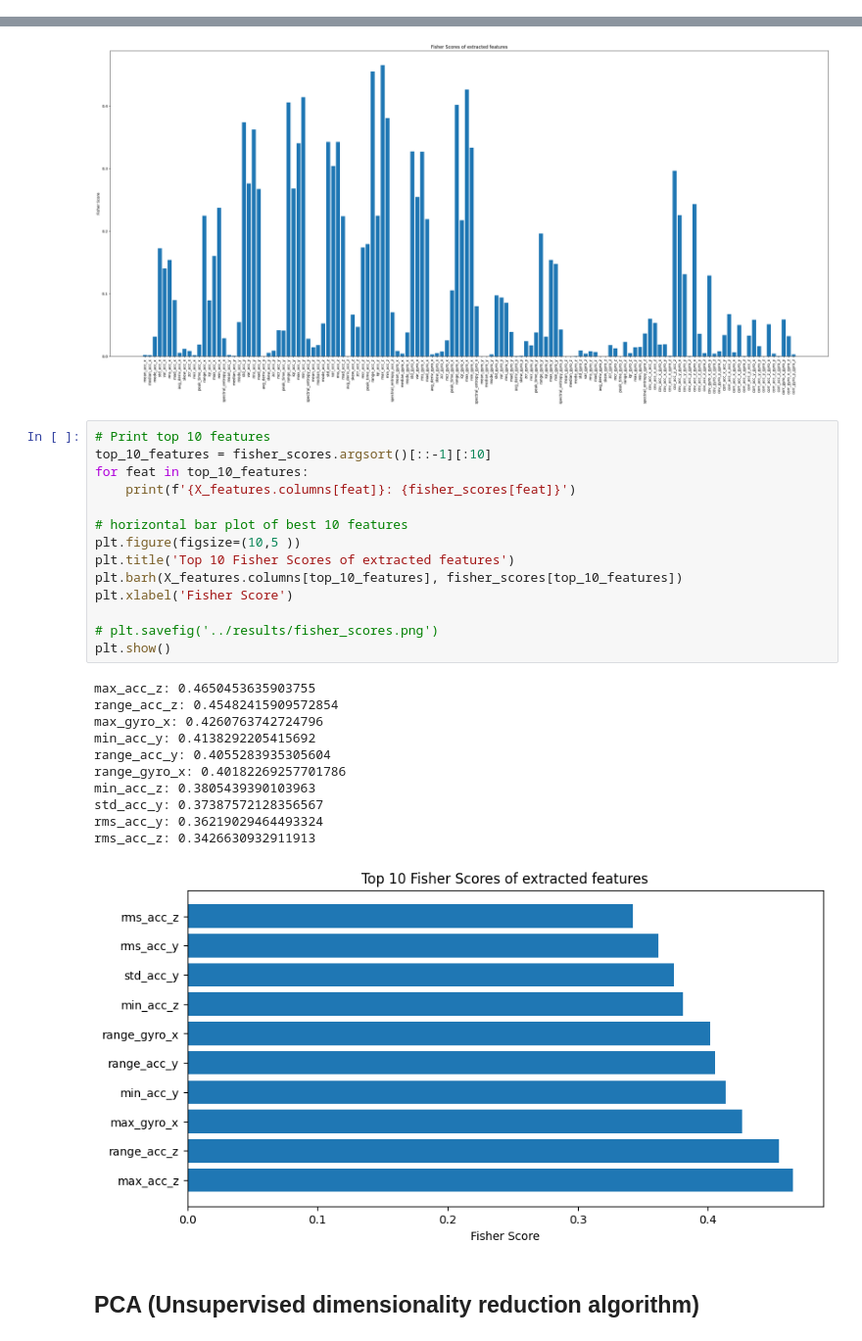
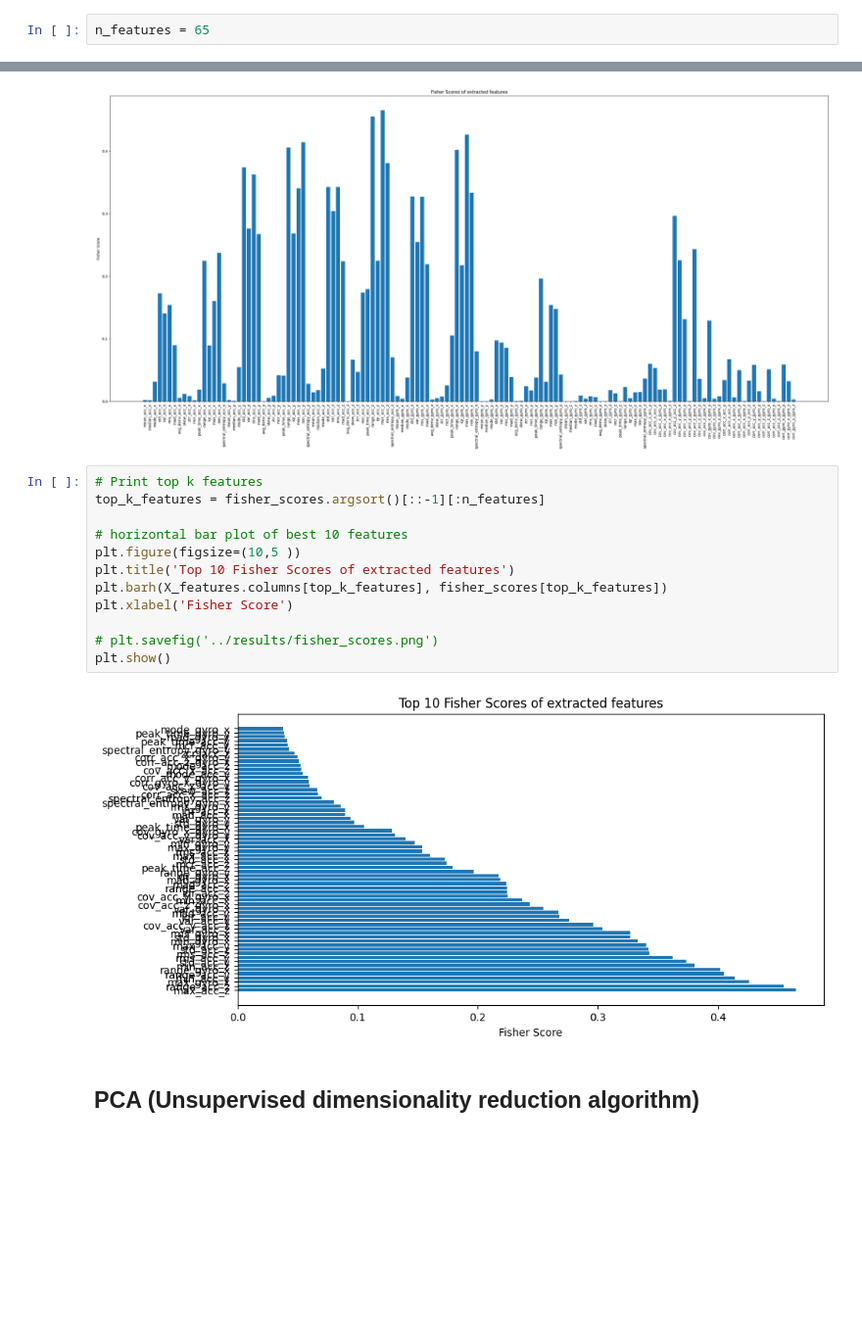
Before and after one commit to aalbayrak394/ComTec-I, a Jupyter notebook: notebooks/02-FeatureSelection.ipynb, the cells around one changed output, grey strips where cells are left out. Shown at 98% size. Cells and saved outputs as stored; diff of their text form; blank space fills up the shorter version.

```diff
--- a/notebooks/02-FeatureSelection.ipynb
+++ b/notebooks/02-FeatureSelection.ipynb
@@ -27,6 +28,8 @@ y shape: (6125,)
 X_features = compute_features(X)
 # %% [markdown]
 ## Fisher Score (Supervised feature selection algorithm)
+# %%
+n_features = 65
 # %%
 import matplotlib.pyplot as plt
 
@@ -42,31 +45,19 @@ plt.show()
 # %% [output]
 [figure]
 # %%
-# Print top 10 features
-top_10_features = fisher_scores.argsort()[::-1][:10]
-for feat in top_10_features:
-    print(f'{X_features.columns[feat]}: {fisher_scores[feat]}')
+# Print top k features
+top_k_features = fisher_scores.argsort()[::-1][:n_features]
 
 # horizontal bar plot of best 10 features
 plt.figure(figsize=(10,5 ))
 plt.title('Top 10 Fisher Scores of extracted features')
-plt.barh(X_features.columns[top_10_features], fisher_scores[top_10_features])
+plt.barh(X_features.columns[top_k_features], fisher_scores[top_k_features])
 plt.xlabel('Fisher Score')
 
 # plt.savefig('../results/fisher_scores.png')
 plt.show()
 # %% [output]
-max_acc_z: 0.4650453635903755
-range_acc_z: 0.45482415909572854
-max_gyro_x: 0.4260763742724796
-min_acc_y: 0.4138292205415692
-range_acc_y: 0.4055283935305604
-range_gyro_x: 0.40182269257701786
-min_acc_z: 0.3805439390103963
-std_acc_y: 0.37387572128356567
-rms_acc_y: 0.36219029464493324
-rms_acc_z: 0.3426630932911913
-[figure, old version]
+[figure, new version]
 # %% [markdown]
 ## PCA (Unsupervised dimensionality reduction algorithm)
 # %%
```
Also changed, not shown: parts of 7 cells of this notebook, 9 other files.
